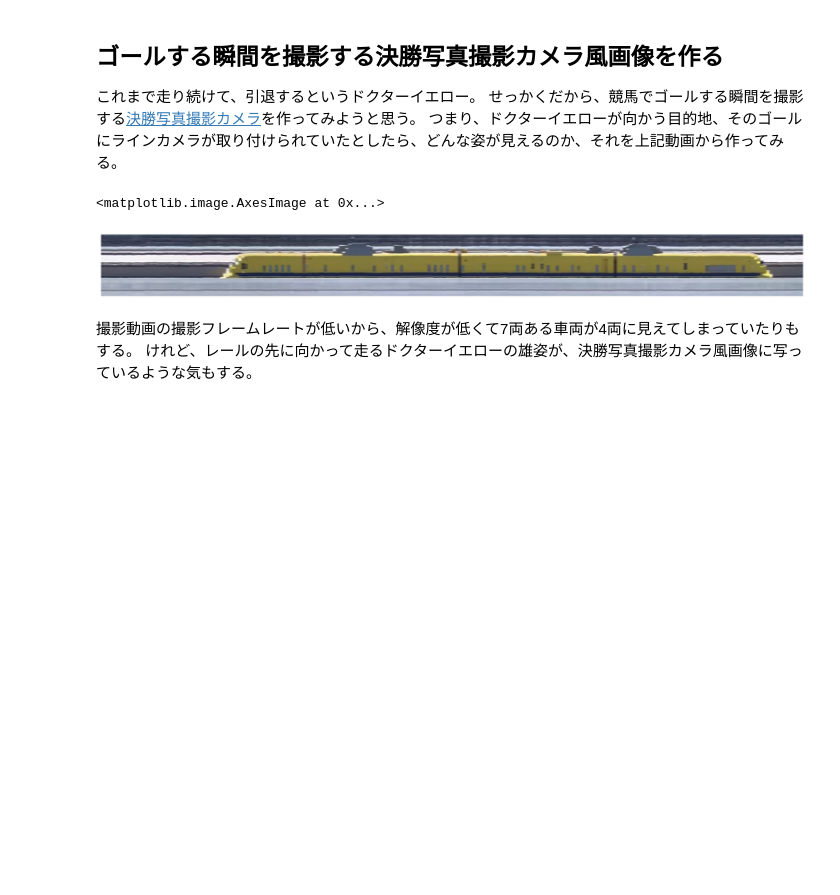
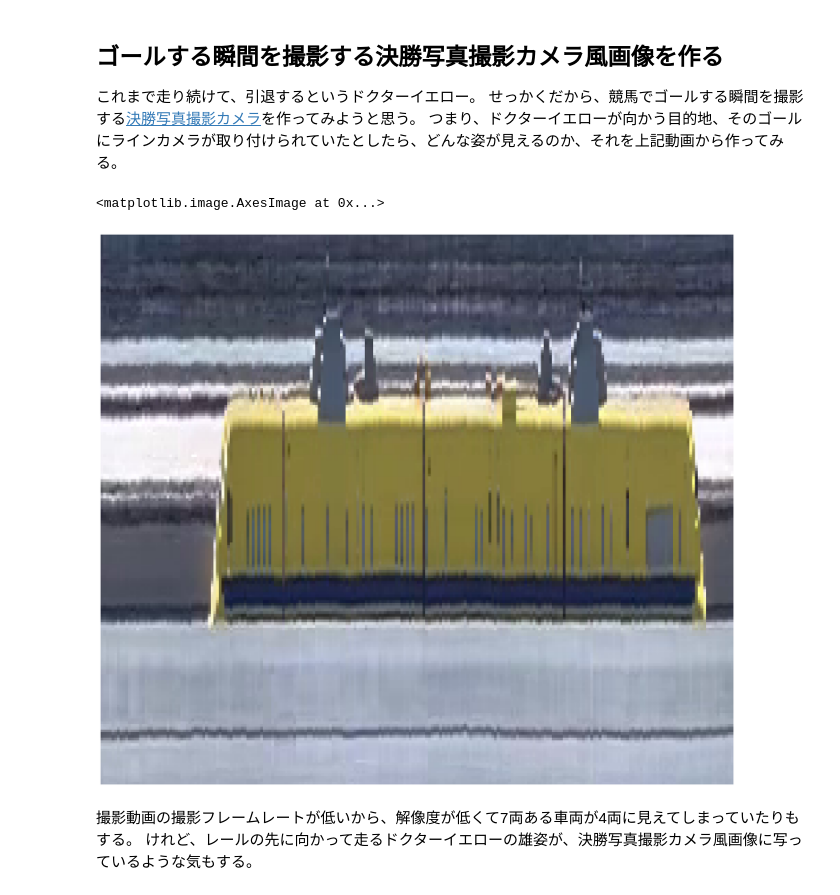
Before and after one commit to hirax/window_of_the_world, a Jupyter notebook: html/_sources/day_240614_opencv_dryellow.ipynb, the cells around one changed output. Saved outputs shown, nothing was run; the diff lists cells and outputs as text; code cells hidden in the pictures; blank space fills up the shorter version.

```diff
--- a/html/_sources/day_240614_opencv_dryellow.ipynb
+++ b/html/_sources/day_240614_opencv_dryellow.ipynb
@@ -46,10 +46,10 @@ cap.release()
 # %%
 plt.figure(figsize=(18,27),dpi=180)
 plt.axis('off')
-plt.imshow(img[1200:1400,20:250],aspect=0.1)
+plt.imshow(img[1200:1400,20:250])
 # %% [output]
 <matplotlib.image.AxesImage at 0x...>
-[figure, old version]
+[figure, new version]
 # %% [markdown]
 撮影動画の撮影フレームレートが低いから、解像度が低くて7両ある車両が4両に見えてしまっていたりもする。
 けれど、レールの先に向かって走るドクターイエローの雄姿が、決勝写真撮影カメラ風画像に写っているような気もする。
```
Also changed, not shown: 4 other files.
